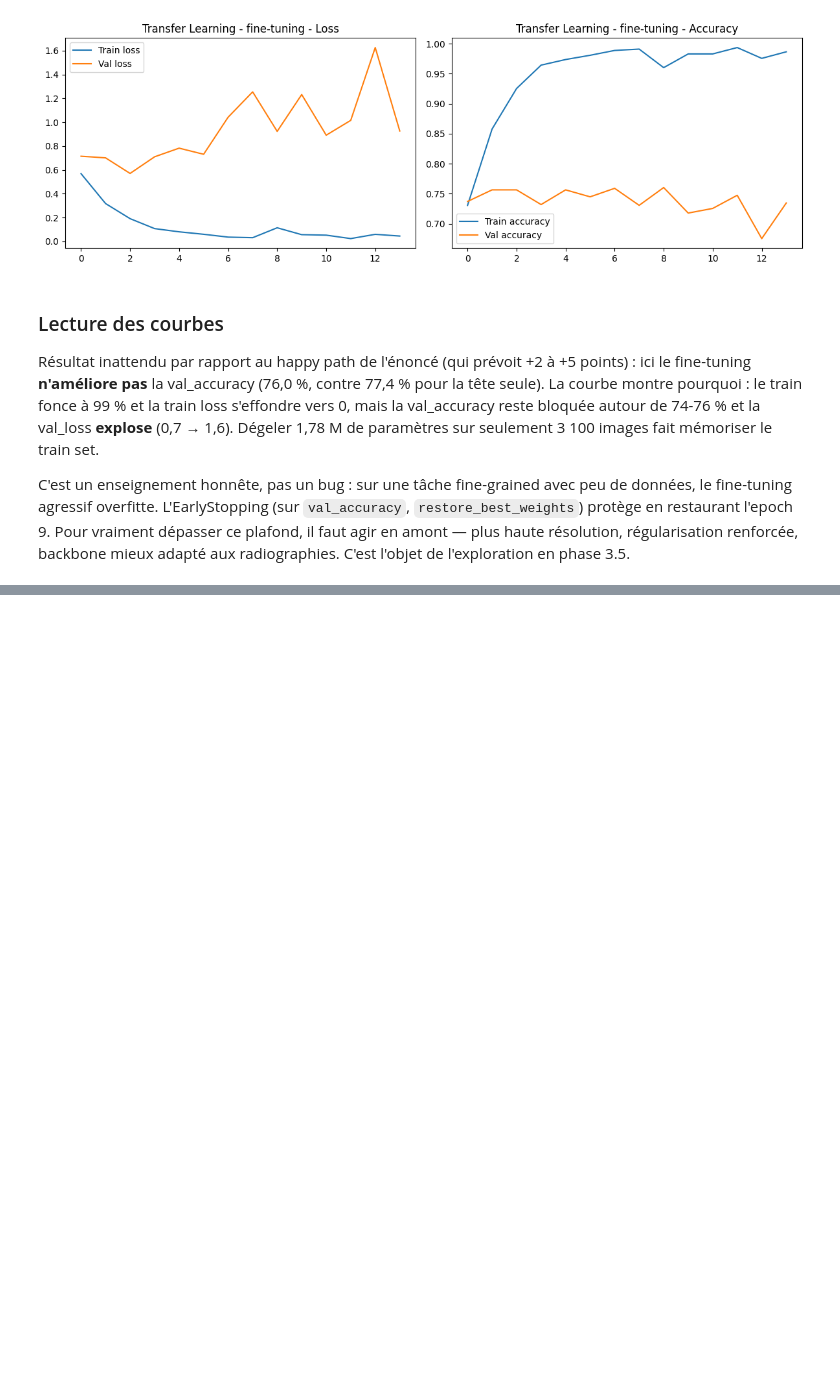
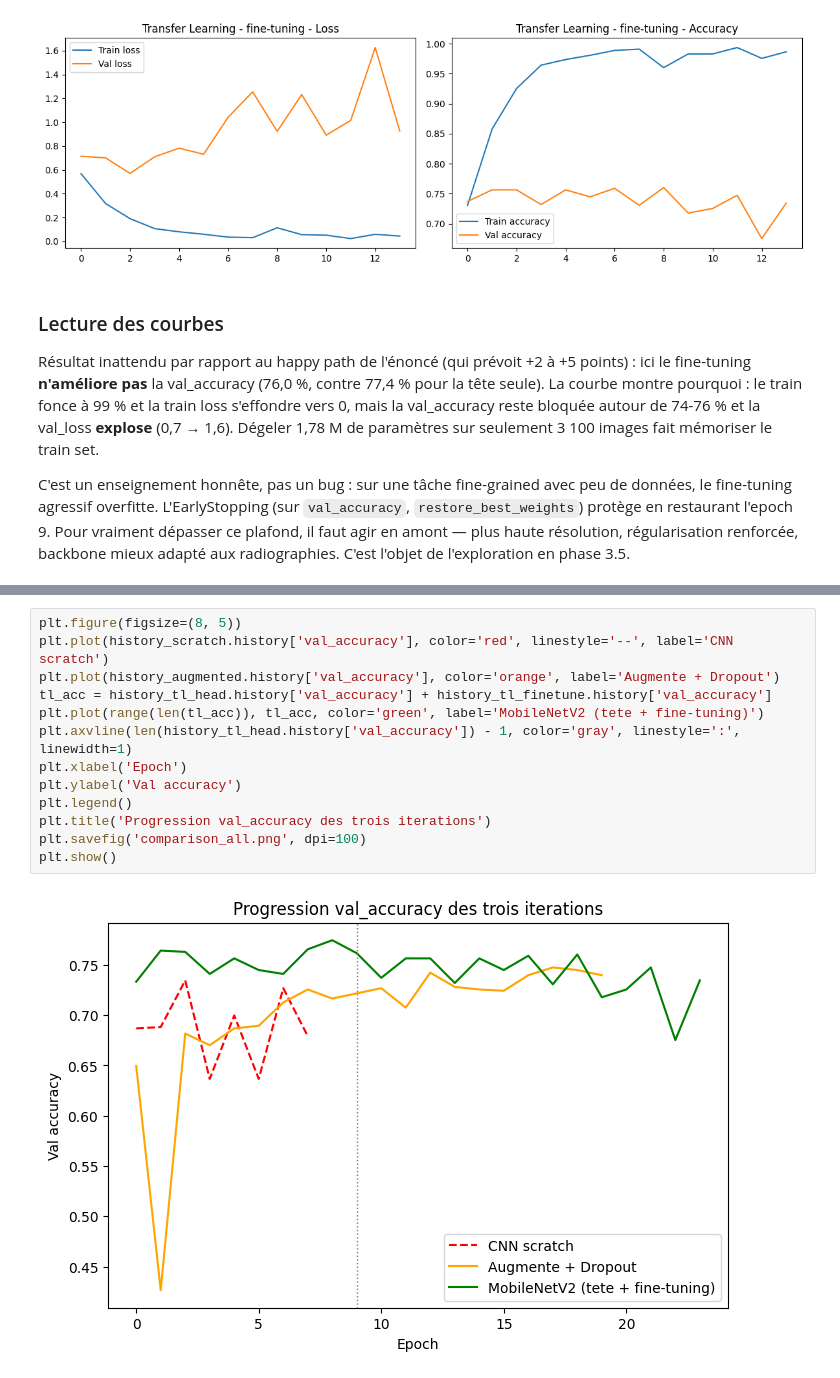
Before and after one commit to TheoKraichette/deeplearning-j3-cnn-classification-images-KRAICHETTE-Theo, a Jupyter notebook: cnn_pneumonie.ipynb, the cells around one changed output, grey strips where cells are left out. Drawn from its saved outputs; the diff is of its cells as text; blank space fills up the shorter version.

```diff
--- a/cnn_pneumonie.ipynb
+++ b/cnn_pneumonie.ipynb
@@ -754,0 +798,15 @@ C'est un enseignement honnête, pas un bug : sur une tâche fine-grained avec pe
+# %%
+plt.figure(figsize=(8, 5))
+plt.plot(history_scratch.history['val_accuracy'], color='red', linestyle='--', label='CNN scratch')
+plt.plot(history_augmented.history['val_accuracy'], color='orange', label='Augmente + Dropout')
+tl_acc = history_tl_head.history['val_accuracy'] + history_tl_finetune.history['val_accuracy']
+plt.plot(range(len(tl_acc)), tl_acc, color='green', label='MobileNetV2 (tete + fine-tuning)')
+plt.axvline(len(history_tl_head.history['val_accuracy']) - 1, color='gray', linestyle=':', linewidth=1)
+plt.xlabel('Epoch')
+plt.ylabel('Val accuracy')
+plt.legend()
+plt.title('Progression val_accuracy des trois iterations')
+plt.savefig('comparison_all.png', dpi=100)
+plt.show()
+# %% [output]
+[figure, added]
```
Also changed, not shown: parts of 3 cells of this notebook, 2 other files.
